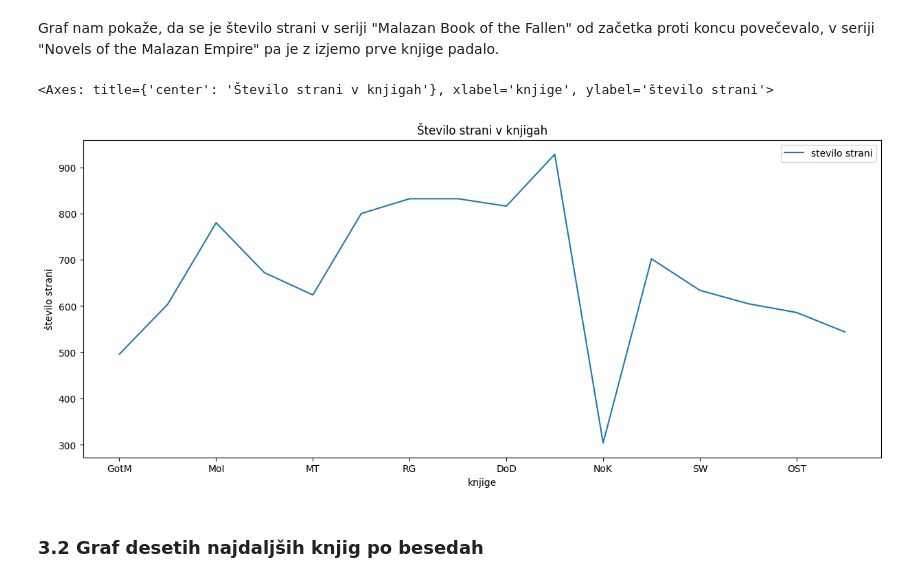
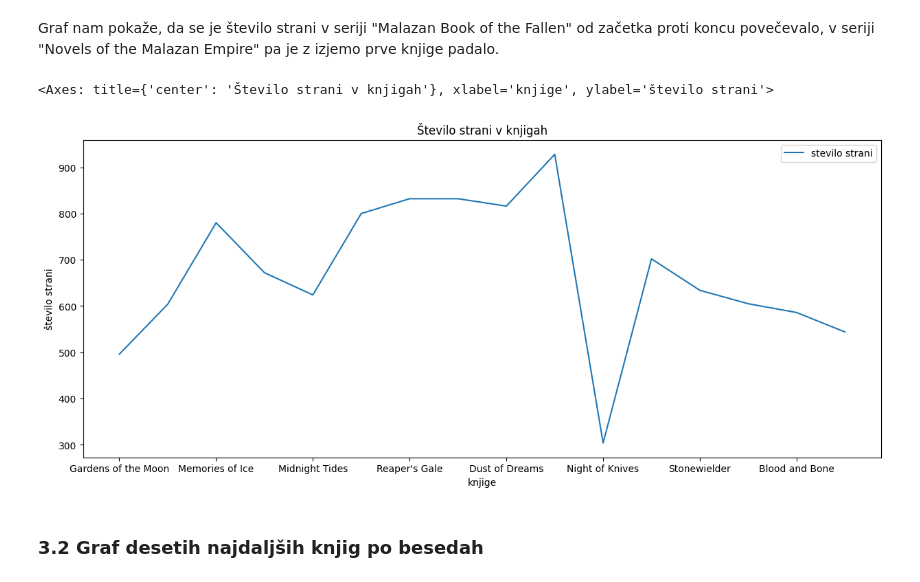
Before and after one commit to Neo-Mistral/Projektna-naloga, a Jupyter notebook: Analiziranje_dolzin_knjig.ipynb, the cells around one changed output. Saved outputs shown, nothing was run; the diff lists cells and outputs as text; code cells hidden in the pictures.

```diff
--- a/Analiziranje_dolzin_knjig.ipynb
+++ b/Analiziranje_dolzin_knjig.ipynb
@@ -91,10 +91,10 @@ dolzine_pages_top10
 # %% [markdown]
 Graf nam pokaže, da se je število strani v seriji "Malazan Book of the Fallen" od začetka proti koncu povečevalo, v seriji "Novels of the Malazan Empire" pa je z izjemo prve knjige padalo.
 # %%
-dolzine.plot(x='kratica', y='stevilo strani', xlabel='knjige', ylabel='število strani', figsize=(15, 6), title='Število strani v knjigah', rot=0)
+dolzine.plot(x='naslov', y='stevilo strani', xlabel='knjige', ylabel='število strani', figsize=(15, 6), title='Število strani v knjigah', rot=0)
 # %% [output]
 <Axes: title={'center': 'Število strani v knjigah'}, xlabel='knjige', ylabel='število strani'>
-[figure, old version]
+[figure, new version]
 # %% [markdown]
 ### 3.2 Graf desetih najdaljših knjig po besedah
 # %% [markdown]
```
Also changed, not shown: parts of 6 cells of this notebook, 7 other files.
